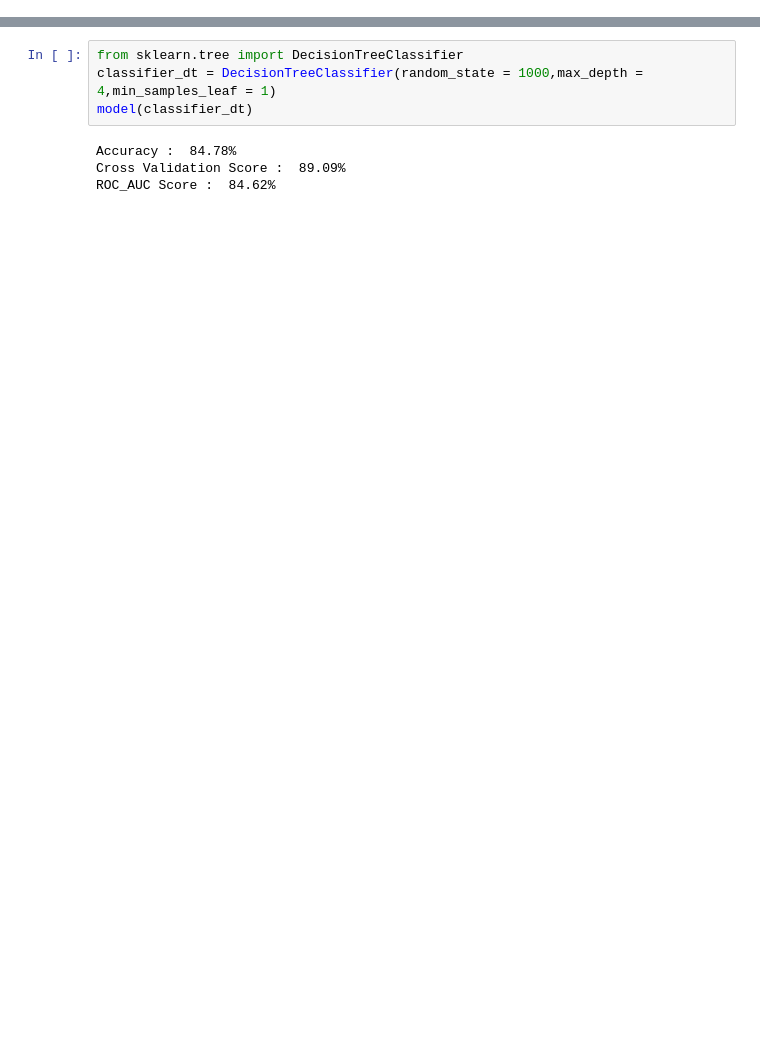
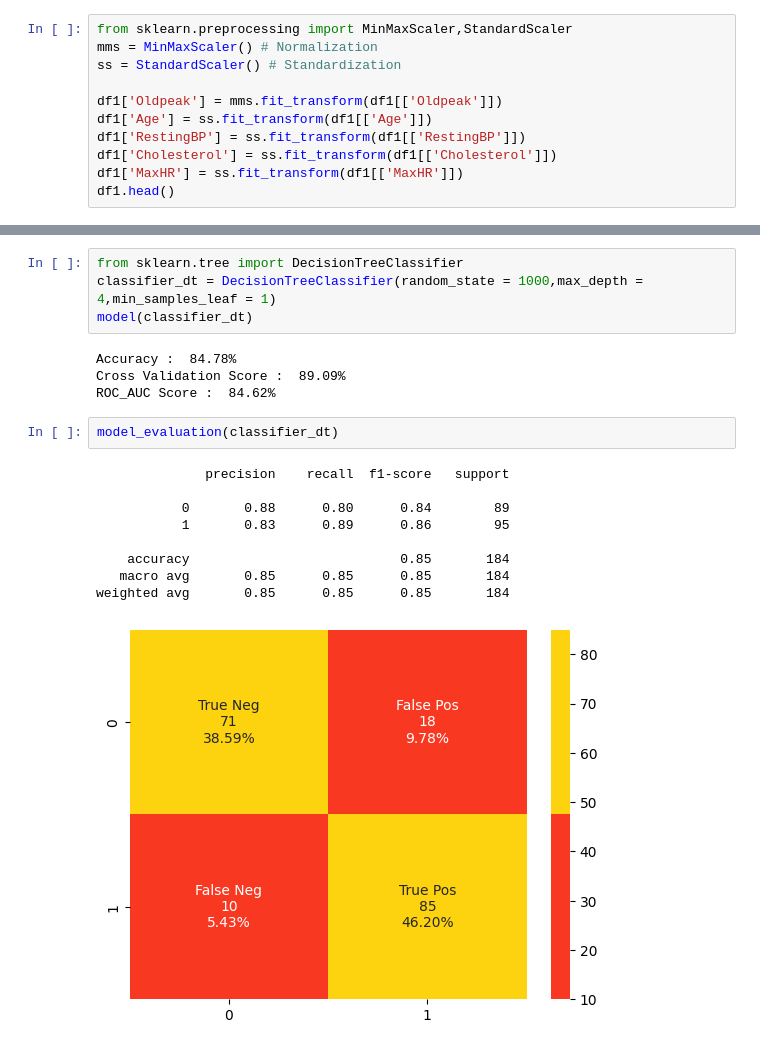
Before and after one commit to Khaymonenko/StatPrak, a Jupyter notebook: Project 3/Project.ipynb, the cells around one changed output, grey strips where cells are left out. Saved outputs shown, nothing was run; the diff lists cells and outputs as text; blank space fills up the shorter version.

```diff
--- a/Project 3/Project.ipynb
+++ b/Project 3/Project.ipynb
@@ -226,3 +226,14 @@ plt.show()
 [figure]
 # %% [markdown]
 Сердечно-сосудистые заболевания являются одной из основных причин смертности во всем мире. Ранняя и точная диагностика критически важна для своевременного лечения и предотвращения серьезных осложнений. Мы хотим разработать модель, способную с высокой точностью предсказывать наличие сердечно-сосудистых заболеваний на основе показателей пациента.
+# %%
+from sklearn.preprocessing import MinMaxScaler,StandardScaler
+mms = MinMaxScaler() # Normalization
+ss = StandardScaler() # Standardization
+
+df1['Oldpeak'] = mms.fit_transform(df1[['Oldpeak']])
+df1['Age'] = ss.fit_transform(df1[['Age']])
+df1['RestingBP'] = ss.fit_transform(df1[['RestingBP']])
+df1['Cholesterol'] = ss.fit_transform(df1[['Cholesterol']])
+df1['MaxHR'] = ss.fit_transform(df1[['MaxHR']])
+df1.head()
@@ -354,3 +418,15 @@ model(classifier_dt)
 Accuracy :  84.78%
 Cross Validation Score :  89.09%
 ROC_AUC Score :  84.62%
+# %%
+model_evaluation(classifier_dt)
+# %% [output]
+              precision    recall  f1-score   support
+
+           0       0.88      0.80      0.84        89
+           1       0.83      0.89      0.86        95
+
+    accuracy                           0.85       184
+   macro avg       0.85      0.85      0.85       184
+weighted avg       0.85      0.85      0.85       184
+[figure, added]
```
Also changed, not shown: parts of 5 cells of this notebook.
